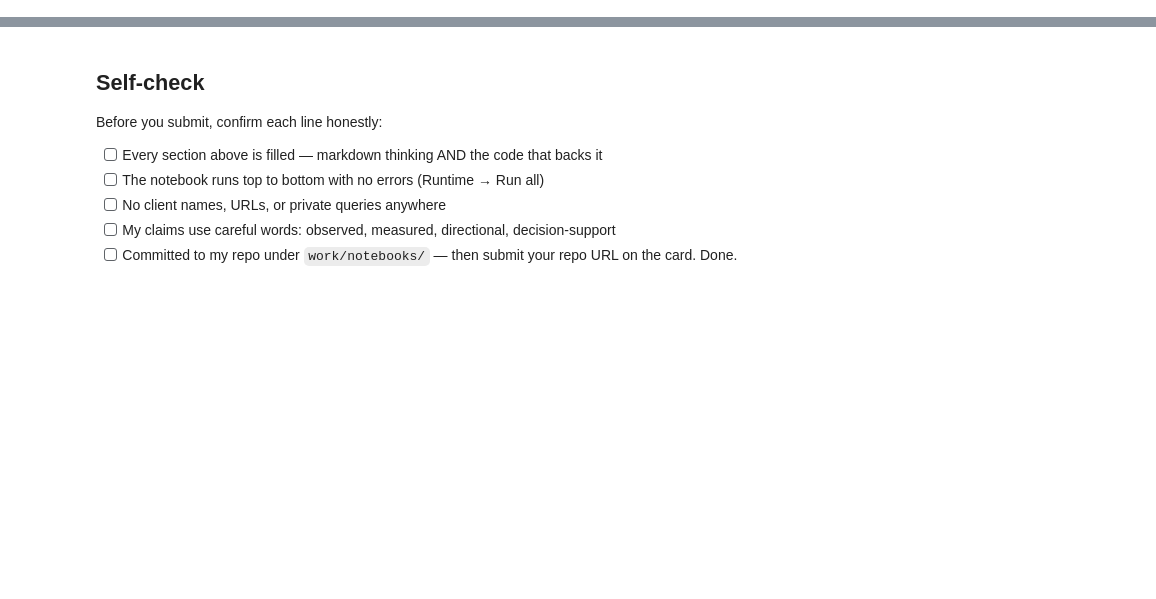
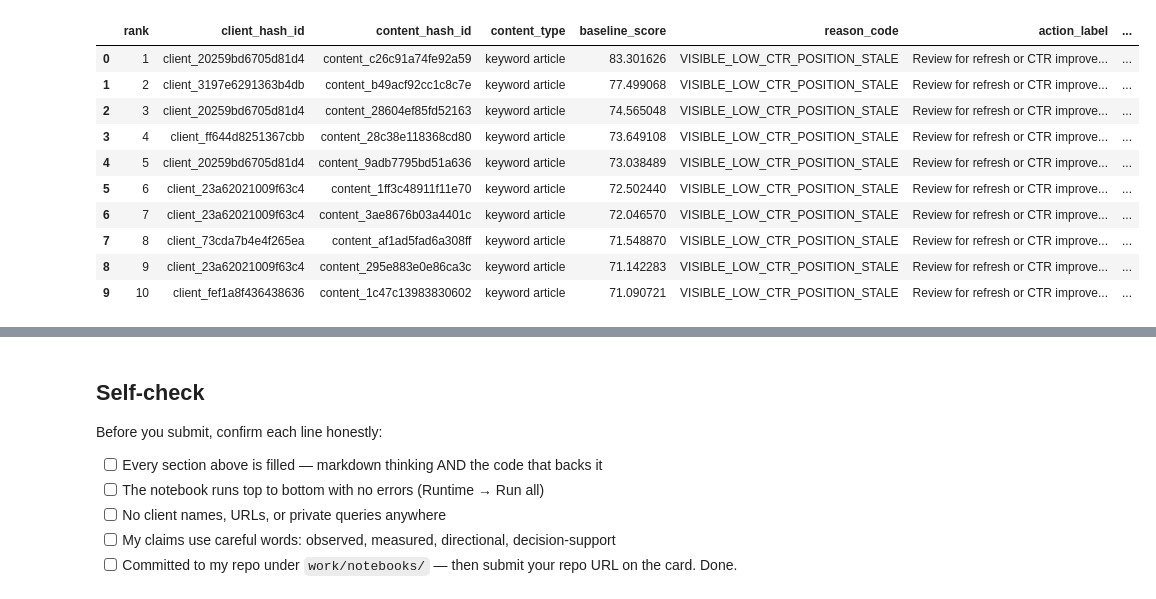
Before and after one commit to TahaShan16/flyrank-ml-internship, a Jupyter notebook: work/notebooks/w04_baseline_score.ipynb, the cells around one changed output, grey strips where cells are left out. Drawn from its saved outputs; the diff is of its cells as text; code cells hidden in the pictures; blank space fills up the shorter version.

```diff
--- a/work/notebooks/w04_baseline_score.ipynb
+++ b/work/notebooks/w04_baseline_score.ipynb
@@ -12,0 +274,89 @@ This skeleton is yours to fill. Work the sections **in order** — each one has
+# %%
+# This cell is for CODE (numbers, a query, a check).
+# Write your text answer in the cell ABOVE this one — typing sentences here breaks Run All.
+
+# Baseline rule: score, one reason code, and action label
+
+os.makedirs("work/outputs", exist_ok=True)
+
+baseline_df = con.sql(f"""
+    WITH march AS (
+        SELECT
+            client_hash_id,
+            content_hash_id,
+            SUM(gsc_impressions) AS impressions_march,
+            SUM(gsc_clicks) AS clicks_march,
+            AVG(gsc_avg_position) AS avg_position_march,
+            SUM(ga4_sessions) AS sessions_march,
+            SUM(ga4_engaged_sessions) AS engaged_sessions_march
+        FROM {TABLES["fact_daily"]}
+        WHERE month = '2026-03'
+          AND gsc_data_available IS TRUE
+          AND ga4_data_available IS TRUE
+        GROUP BY 1, 2
+        HAVING SUM(gsc_impressions) >= 100
+    ),
+    content AS (
+        SELECT
+            client_hash_id,
+            content_hash_id,
+            content_type,
+            word_count,
+            COALESCE(last_optimized_date, content_updated_date, content_created_date) AS last_content_touch
+        FROM read_parquet('hf://datasets/FlyRank/internship-warehouse/dim_content.parquet')
+        WHERE is_published IS TRUE
+          AND is_deleted IS FALSE
+    )
+    SELECT
+        m.client_hash_id,
+        m.content_hash_id,
+        c.content_type,
+        c.word_count,
+        DATE_DIFF('day', c.last_content_touch, DATE '2026-03-31') AS days_since_last_touch,
+        m.impressions_march,
+        m.clicks_march,
+        100.0 * m.clicks_march / NULLIF(m.impressions_march, 0) AS ctr_march,
+        m.avg_position_march,
+        m.sessions_march,
+        100.0 * m.engaged_sessions_march / NULLIF(m.sessions_march, 0) AS engagement_rate_march
+    FROM march m
+    INNER JOIN content c
+      ON m.client_hash_id = c.client_hash_id
+     AND m.content_hash_id = c.content_hash_id
+""").df()
+
+baseline_df["baseline_score"] = (
+    np.log1p(baseline_df["impressions_march"]) * 2
+    + np.maximum(0, 20 - baseline_df["ctr_march"]) * 1.5
+    + np.maximum(0, baseline_df["avg_position_march"] - 10) * 0.5
+    + np.maximum(0, baseline_df["days_since_last_touch"] - 90) / 30
+)
+
+baseline_df["reason_code"] = "VISIBLE_LOW_CTR_POSITION_STALE"
+baseline_df["action_label"] = "Review for refresh or CTR improvement"
+
+queue = baseline_df.sort_values("baseline_score", ascending=False).reset_index(drop=True)
+queue["rank"] = np.arange(1, len(queue) + 1)
+
+output_cols = [
+    "rank",
+    "client_hash_id",
+    "content_hash_id",
+    "content_type",
+    "baseline_score",
+    "reason_code",
+    "action_label",
+    "impressions_march",
+    "clicks_march",
+    "ctr_march",
+    "avg_position_march",
+    "days_since_last_touch",
+    "engagement_rate_march",
+]
+
+queue[output_cols].to_csv("work/outputs/baseline_action_score.csv", index=False)
+
+print("Queue rows:", len(queue))
+print("Wrote work/outputs/baseline_action_score.csv")
+queue[output_cols].head(10)
+# %% [output]
@@ -12,0 +365,11 @@ This skeleton is yours to fill. Work the sections **in order** — each one has
+|  | rank | client_hash_id | content_hash_id | content_type | baseline_score | reason_code | action_label | ... |
+| 0 | 1 | client_20259bd6705d81d4 | content_c26c91a74fe92a59 | keyword article | 83.301626 | VISIBLE_LOW_CTR_POSITION_STALE | Review for refresh or CTR improve... | ... |
+| 1 | 2 | client_3197e6291363b4db | content_b49acf92cc1c8c7e | keyword article | 77.499068 | VISIBLE_LOW_CTR_POSITION_STALE | Review for refresh or CTR improve... | ... |
+| 2 | 3 | client_20259bd6705d81d4 | content_28604ef85fd52163 | keyword article | 74.565048 | VISIBLE_LOW_CTR_POSITION_STALE | Review for refresh or CTR improve... | ... |
+| 3 | 4 | client_ff644d8251367cbb | content_28c38e118368cd80 | keyword article | 73.649108 | VISIBLE_LOW_CTR_POSITION_STALE | Review for refresh or CTR improve... | ... |
+| 4 | 5 | client_20259bd6705d81d4 | content_9adb7795bd51a636 | keyword article | 73.038489 | VISIBLE_LOW_CTR_POSITION_STALE | Review for refresh or CTR improve... | ... |
+| 5 | 6 | client_23a62021009f63c4 | content_1ff3c48911f11e70 | keyword article | 72.502440 | VISIBLE_LOW_CTR_POSITION_STALE | Review for refresh or CTR improve... | ... |
+| 6 | 7 | client_23a62021009f63c4 | content_3ae8676b03a4401c | keyword article | 72.046570 | VISIBLE_LOW_CTR_POSITION_STALE | Review for refresh or CTR improve... | ... |
+| 7 | 8 | client_73cda7b4e4f265ea | content_af1ad5fad6a308ff | keyword article | 71.548870 | VISIBLE_LOW_CTR_POSITION_STALE | Review for refresh or CTR improve... | ... |
+| 8 | 9 | client_23a62021009f63c4 | content_295e883e0e86ca3c | keyword article | 71.142283 | VISIBLE_LOW_CTR_POSITION_STALE | Review for refresh or CTR improve... | ... |
+| 9 | 10 | client_fef1a8f436438636 | content_1c47c13983830602 | keyword article | 71.090721 | VISIBLE_LOW_CTR_POSITION_STALE | Review for refresh or CTR improve... | ... |
```
Also changed, not shown: parts of 19 cells of this notebook.
